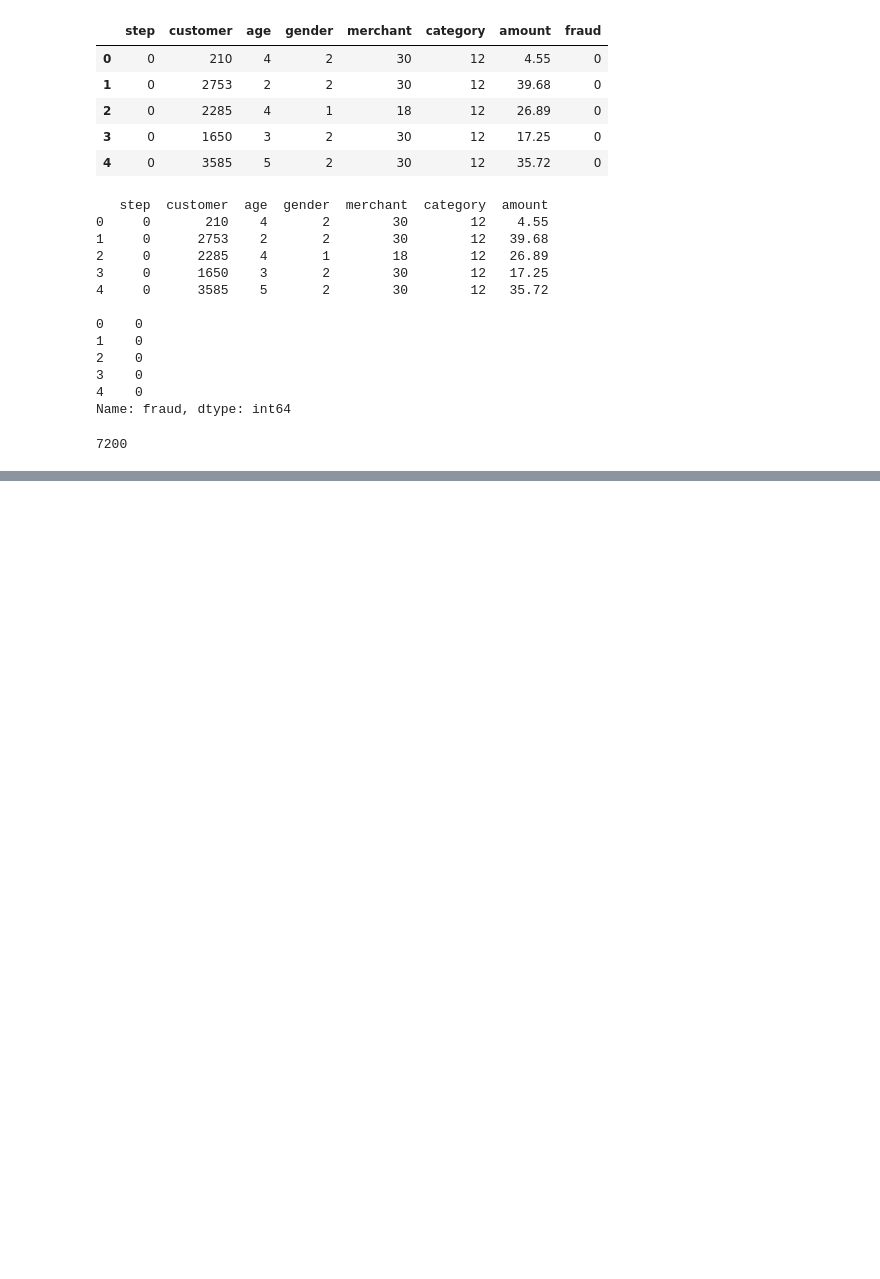
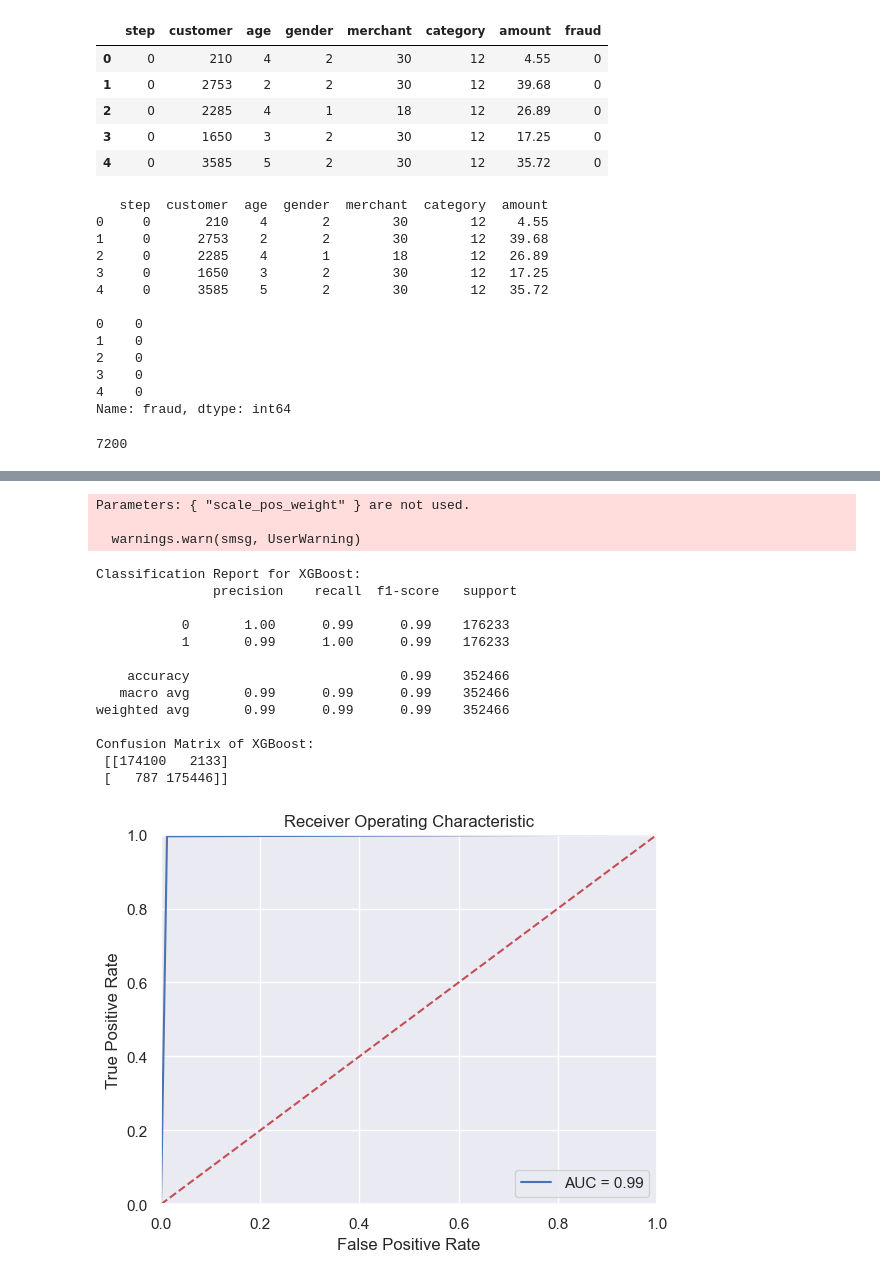
Before and after one commit to bpranav21/fraud-detection, a Jupyter notebook: Fraud Detection.ipynb, the cells around one changed output, grey strips where cells are left out. Drawn from its saved outputs; the diff is of its cells as text; code cells hidden in the pictures; blank space fills up the shorter version.

```diff
--- a/Fraud Detection.ipynb
+++ b/Fraud Detection.ipynb
@@ -194,0 +291,32 @@ y[y==1].count()
+# %%
+XGBoost_CLF = xgb.XGBClassifier(max_depth=6, learning_rate=0.05, n_estimators=400,
+                                objective="binary:hinge", booster='gbtree',
+                                n_jobs=-1, nthread=None, gamma=0, min_child_weight=1, max_delta_step=0,
+                                subsample=1, colsample_bytree=1, colsample_bylevel=1, reg_alpha=0, reg_lambda=1,
+                                scale_pos_weight=1, base_score=0.5, random_state=42, verbosity=1)
+
+XGBoost_CLF.fit(X_train,y_train)
+
+y_pred = XGBoost_CLF.predict(X_test)
+
+print("Classification Report for XGBoost: \n", classification_report(y_test, y_pred))
+print("Confusion Matrix of XGBoost: \n", confusion_matrix(y_test,y_pred))
+plot_roc_auc(y_test, XGBoost_CLF.predict_proba(X_test)[:,1])
+# %% [output]
+Parameters: { "scale_pos_weight" } are not used.
+
+  warnings.warn(smsg, UserWarning)
+Classification Report for XGBoost:
+               precision    recall  f1-score   support
+
+           0       1.00      0.99      0.99    176233
+           1       0.99      1.00      0.99    176233
+
+    accuracy                           0.99    352466
+   macro avg       0.99      0.99      0.99    352466
+weighted avg       0.99      0.99      0.99    352466
+
+Confusion Matrix of XGBoost:
+ [[174100   2133]
+ [   787 175446]]
+[figure, added]
```
Also changed, not shown: parts of 7 cells of this notebook.
